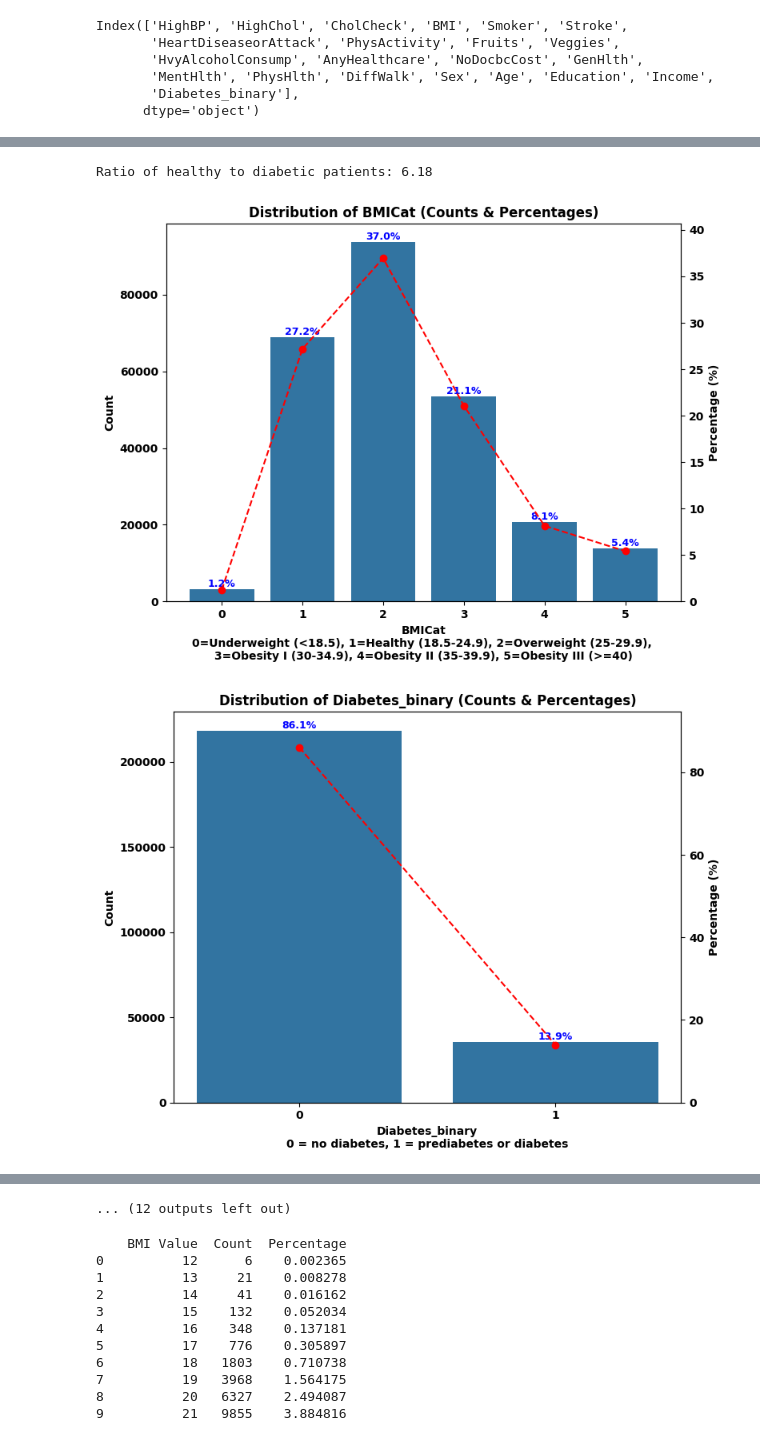
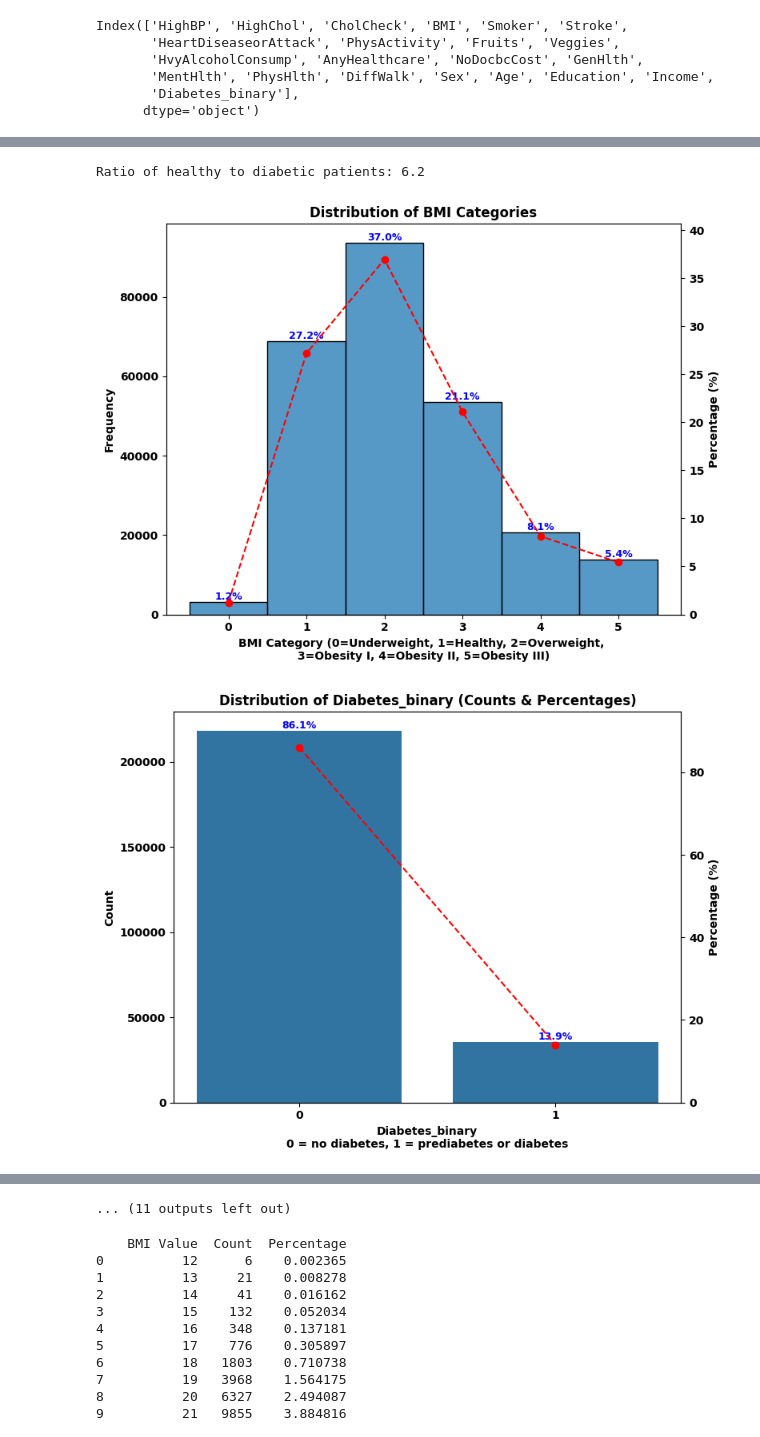
Before and after one commit to vijaivimu/SDS-CP035-gluco-track, a Jupyter notebook: beginner/submissions/team-members/NooraAlakulppi/noora-CP035.ipynb, the cells around one changed output, grey strips where cells are left out. Drawn from its saved outputs; the diff is of its cells as text; code cells hidden in the pictures.

```diff
--- a/beginner/submissions/team-members/NooraAlakulppi/noora-CP035.ipynb
+++ b/beginner/submissions/team-members/NooraAlakulppi/noora-CP035.ipynb
@@ -199,14 +280,18 @@ healthy_count = class_counts.get(0, 0)
 diabetic_count = class_counts.get(1, 0)
 if diabetic_count > 0:
     ratio = healthy_count / diabetic_count
-    print(f"\nRatio of healthy to diabetic patients: {ratio:.2f}")
+    print(f"\nRatio of healthy to diabetic patients: {ratio:.1f}")
 else:
     print("\nNo diabetic patients found to calculate the ratio.")
 # %% [output]
-Ratio of healthy to diabetic patients: 6.18
+Ratio of healthy to diabetic patients: 6.2
 # %%
 import seaborn as sns
 import matplotlib.pyplot as plt
+import matplotlib
+
+# Set default font family to avoid font warnings
+matplotlib.rcParams['font.family'] = 'DejaVu Sans'
 
 # Add a new column for BMICat based on BMI values
 # Define BMI categories based on the CDC guidelines
@@ -290,35 +375,61 @@ for column in columns_to_visualize:
         plt.ylabel('Frequency')
         plt.tight_layout()
         plt.show()
+    elif column == 'BMICat':
+        ax = sns.histplot(data=df, x='BMICat', discrete=True)
+        plt.title('Distribution of BMI Categories')
+        plt.xlabel('BMI Category (0=Underweight, 1=Healthy, 2=Overweight, \n3=Obesity I, 4=Obesity II, 5=Obesity III)')
+        plt.ylabel('Frequency')
+
+        # Calculate counts and percentages
+        total = len(df)
+        value_counts = df['BMICat'].value_counts().sort_index()
+        percentages = (value_counts / total * 100)
+
+        # Annotate bars with percentage values
+        for p, perc in zip(ax.patches, percentages):
+            height = p.get_height()
+            ax.annotate(f'{perc:.1f}%',
+                        (p.get_x() + p.get_width() / 2, height),
+                        ha='center', va='bottom', fontsize=9, color='blue', rotation=0)
+
+        ax2 = ax.twinx()
+        ax2.set_ylabel('Percentage (%)')
+        ax2.set_ylim(0, percentages.max() * 1.1)
+                # Use the actual category codes for x-axis
+        ax2.plot(value_counts.index, percentages.values, color='red', marker='o', linestyle='--', label='Percentage')
+
+        plt.tight_layout()
+        plt.show()
     else:
         ax = sns.countplot(data=df, x=column, order=sorted(df[column].unique()))
         ax.set_ylabel('Count')
         plt.title(f'Distribution of {column} (Counts & Percentages)')
         if column in extra_titles:
             plt.suptitle(extra_titles[column], fontsize=10, y=0.96)
         plt.xlabel(f"{column}\n{x_axis_explanations.get(column, '')}")
 
         total = len(df)
         value_counts = df[column].value_counts().sort_index()
         percentages = (value_counts / total * 100)
 
         # Annotate bars with percentage values
         for p, perc in zip(ax.patches, percentages):
             height = p.get_height()
             ax.annotate(f'{perc:.1f}%',
                         (p.get_x() + p.get_width() / 2, height),
                         ha='center', va='bottom', fontsize=9, color='blue', rotation=0)
 
         ax2 = ax.twinx()
         ax2.set_ylabel('Percentage (%)')
         ax2.set_ylim(0, percentages.max() * 1.1)
         ax2.plot(ax.get_xticks(), percentages.values, color='red', marker='o', linestyle='--', label='Percentage')
         # ax2.legend(loc='upper right')
 
         plt.tight_layout()
         plt.show()
 # %% [output]
-[figure, old version]
+[figure, new version]
 [figure]
 [figure]
 [figure]
@@ -330,7 +441,7 @@ for column in columns_to_visualize:
 [figure]
 [figure]
 [figure]
-... (12 outputs left out)
+... (11 outputs left out)
 # %%
 # Create a table with counts and percentages for every unique BMI value
 bmi_counts = df['BMI'].value_counts().sort_index()
```
Also changed, not shown: parts of 10 cells of this notebook.
